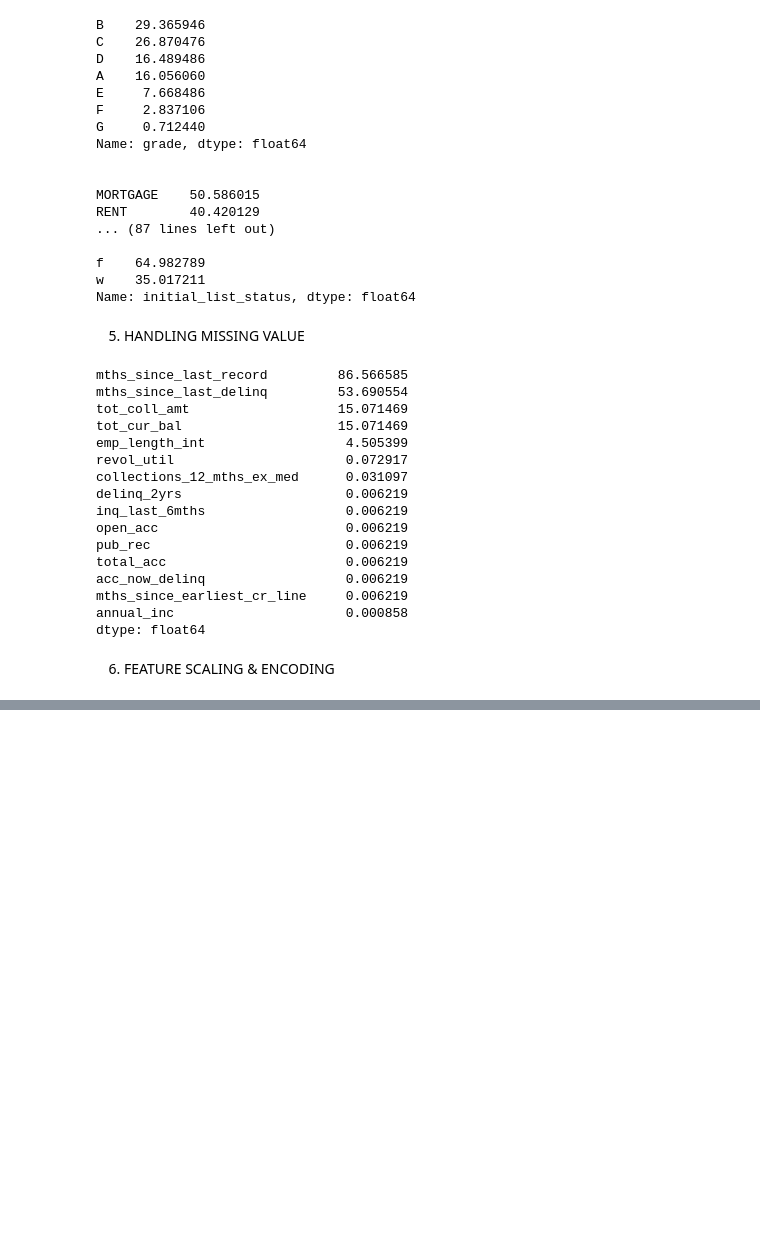
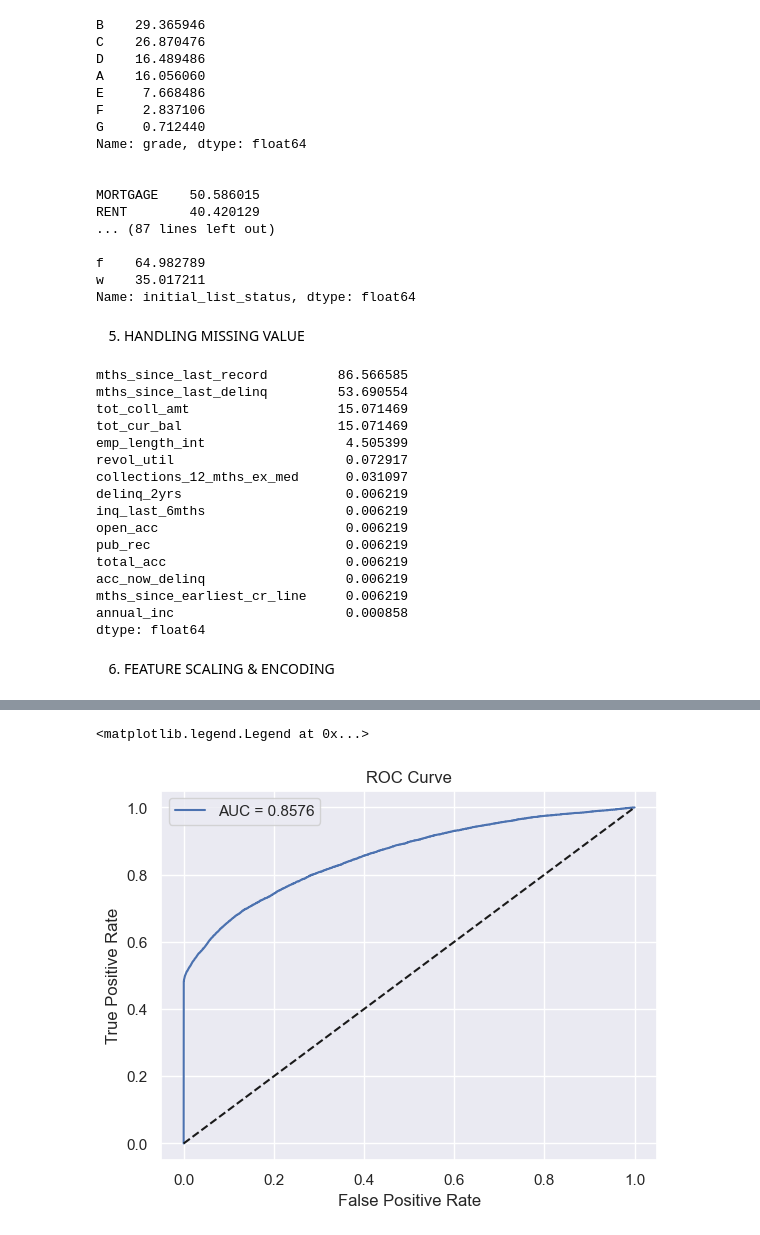
Before and after one commit to mikeglenlorenzogithub/GitDataScientist, a Jupyter notebook: project.ipynb, the cells around one changed output, grey strips where cells are left out. Saved outputs shown, nothing was run; the diff lists cells and outputs as text; code cells hidden in the pictures; blank space fills up the shorter version.

Commit message:
7. Train-Test Modeling

```diff
--- a/project.ipynb
+++ b/project.ipynb
@@ -440,0 +445,5 @@ data_model = pd.concat([onehot, std, data[['bad_flag']]], axis=1)
+# %%
+X = data_model.drop('bad_flag', axis=1)
+y = data_model['bad_flag']
+
+X_train, X_test, y_train, y_test = train_test_split(X, y, test_size=0.2, random_state=42)
@@ -440,0 +456,3 @@ data_model = pd.concat([onehot, std, data[['bad_flag']]], axis=1)
+# %%
+rfc = RandomForestClassifier(max_depth=4)
+rfc.fit(X_train, y_train)
@@ -440,0 +488,5 @@ data_model = pd.concat([onehot, std, data[['bad_flag']]], axis=1)
+# %%
+y_pred_proba = rfc.predict_proba(X_test)[:][:,1]
+
+df_actual_predicted = pd.concat([pd.DataFrame(np.array(y_test), columns=['y_actual']), pd.DataFrame(y_pred_proba, columns=['y_pred_proba'])], axis=1)
+df_actual_predicted.index = y_test.index
@@ -440,0 +495,13 @@ data_model = pd.concat([onehot, std, data[['bad_flag']]], axis=1)
+# %%
+fpr, tpr, tr = roc_curve(df_actual_predicted['y_actual'], df_actual_predicted['y_pred_proba'])
+auc = roc_auc_score(df_actual_predicted['y_actual'], df_actual_predicted['y_pred_proba'])
+
+plt.plot(fpr, tpr, label='AUC = %0.4f' %auc)
+plt.plot(fpr, fpr, linestyle = '--', color='k')
+plt.xlabel('False Positive Rate')
+plt.ylabel('True Positive Rate')
+plt.title('ROC Curve')
+plt.legend()
+# %% [output]
+<matplotlib.legend.Legend at 0x...>
+[figure, added]
```
Also changed, not shown: parts of 10 cells of this notebook.
